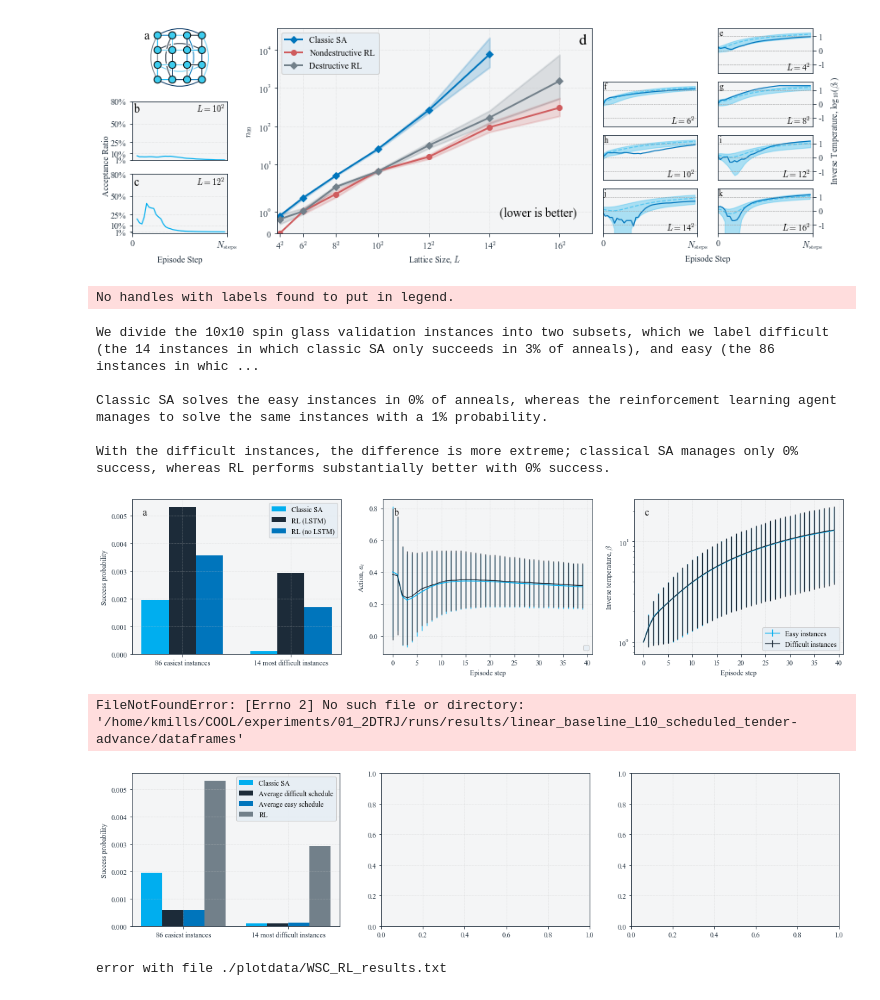
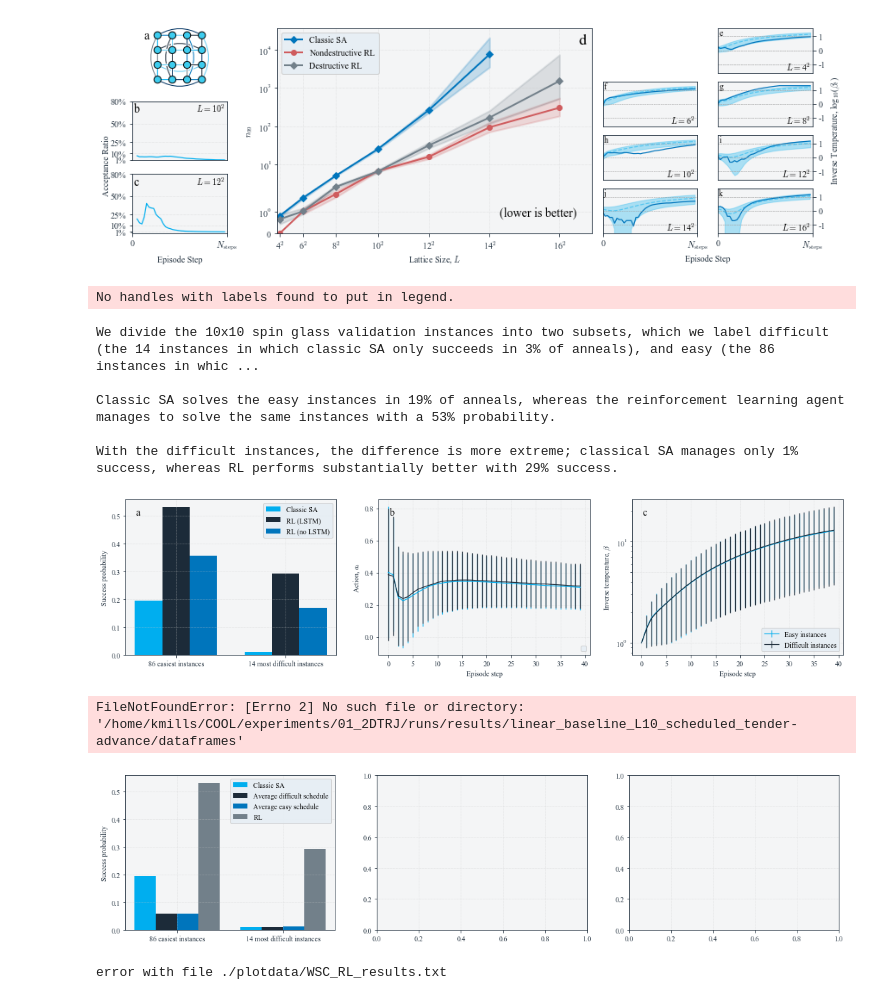
Before and after one commit to millskyle/COOL-1, a Jupyter notebook: plots/Plots.ipynb, the cells around one changed output. Saved outputs shown, nothing was run; the diff lists cells and outputs as text; code cells hidden in the pictures.

Commit message:
easy_diff_split.pdf

```diff
--- a/plots/Plots.ipynb
+++ b/plots/Plots.ipynb
@@ -600,7 +600,7 @@ def compute_success(success, total, repeats, n99=False):
     if n99:
         return np.log(1 - 0.99) /  np.log(1-success / (total*repeats))
     else:
-        return success / (total*repeats)
+        return 100.*success / (total*repeats)
 
 def plot_easyhard_hamiltonian_success(ref_datafile, compare_datafiles, ref_trials_per_hamiltonian,comp_trials_per_hamiltonian,
                                       prepend_path="", postpend_file="HamiltonianSuccessperHam.dat",
@@ -757,36 +757,36 @@ output = plot_easyhard_hamiltonian_success(ref_datafile=f"/home/kmills/COOL/expe
 classic_easy, classic_diff,\
 (rl_easy, nornn_easy),\
 (rl_diff, nornn_diff),\
 instance_class, easy_threshold,\
 ref_trials_per_hamiltonian, comp_trials_per_hamiltonian = output
 
 pformat = ".0f"
 
 statement = f"""
 We divide the {instance_class} spin glass validation instances into two subsets, which we label difficult \
 (the {classic_diff[1]} instances in which classic SA only succeeds \
 in {easy_threshold:{pformat}}% of anneals), and easy (the {classic_easy[1]} instances in which classic SA \
 succeeds in more than {easy_threshold:{pformat}}% of anneals).
 
 Classic SA solves the easy instances in {compute_success(*classic_easy, ref_trials_per_hamiltonian):{pformat}}% of \
 anneals, whereas the reinforcement learning agent manages to solve the same instances with a \
 {compute_success(*rl_easy, comp_trials_per_hamiltonian[0]):{pformat}}% probability.
 
 With the difficult instances, the difference is more extreme; classical SA manages only \
 {compute_success(*classic_diff, ref_trials_per_hamiltonian):{pformat}}% success, whereas \
 RL performs substantially better with {compute_success(*rl_diff, comp_trials_per_hamiltonian[0]):{pformat}}% success.
 
 """
 
 print(statement)
 # %% [output]
 No handles with labels found to put in legend.
 We divide the 10x10 spin glass validation instances into two subsets, which we label difficult (the 14 instances in which classic SA only succeeds in 3% of anneals), and easy (the 86 instances in whic ...
 
-Classic SA solves the easy instances in 0% of anneals, whereas the reinforcement learning agent manages to solve the same instances with a 1% probability.
+Classic SA solves the easy instances in 19% of anneals, whereas the reinforcement learning agent manages to solve the same instances with a 53% probability.
 
-With the difficult instances, the difference is more extreme; classical SA manages only 0% success, whereas RL performs substantially better with 0% success.
+With the difficult instances, the difference is more extreme; classical SA manages only 1% success, whereas RL performs substantially better with 29% success.
-[figure, old version]
+[figure, new version]
 # %%
 output = plot_easyhard_hamiltonian_success(
       ref_datafile=f"/home/kmills/COOL/experiments/01_2DTRJ/runs/results/linear_baseline_L10_dbeta_0.002000",
@@ -804,7 +804,7 @@ output = plot_easyhard_hamiltonian_success(
 )
 # %% [output]
 FileNotFoundError: [Errno 2] No such file or directory: '/home/kmills/COOL/experiments/01_2DTRJ/runs/results/linear_baseline_L10_scheduled_tender-advance/dataframes'
-[figure, old version]
+[figure, new version]
 # %%
 %matplotlib inline
 import matplotlib.pyplot as plt
```
Also changed, not shown: 2 other files.
